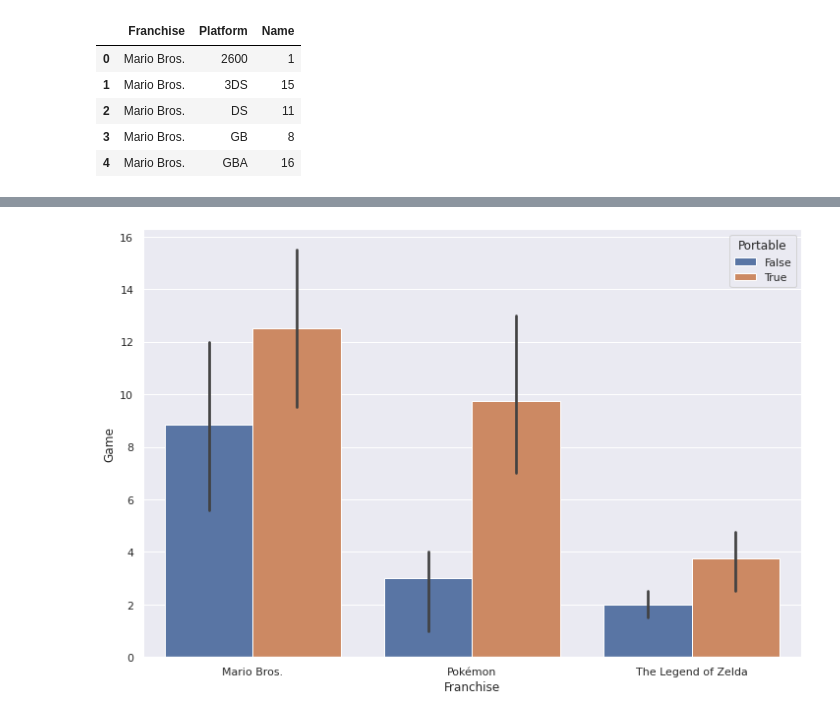
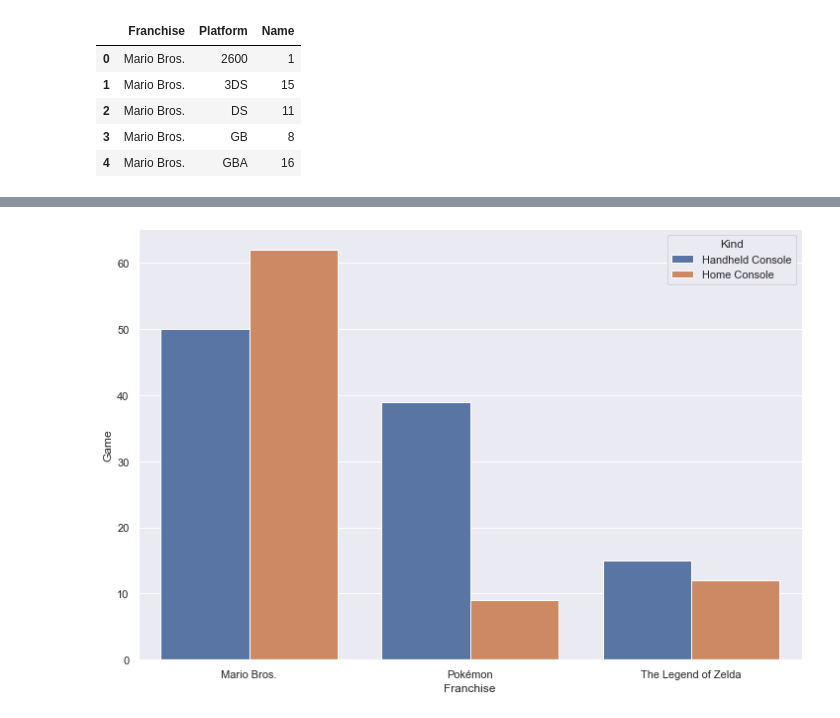
Before and after one commit to adamesalles/icd-eda, a Jupyter notebook: Eduardo.ipynb, the cells around one changed output, grey strips where cells are left out. Cells and saved outputs as stored; diff of their text form; code cells hidden in the pictures.

```diff
--- a/Eduardo.ipynb
+++ b/Eduardo.ipynb
@@ -242,11 +261,13 @@ plt.show()
 # %%
 franchises_ptb = franchises_gp.assign(
-    Portable = lambda dataframe: dataframe['Platform'].map(lambda platform: True if platform in ('3DS','GB','GBA','DS') else False)
+    Kind = lambda dataframe: dataframe['Platform'].map(lambda platform: "Handheld Console" if platform in ('3DS','GB','GBA','DS') else "Home Console")
 )
 
+franchises_ptb = franchises_ptb.groupby(["Franchise","Kind"],as_index=False)[["Name"]].sum()
+
 fig, ax = plt.subplots(figsize=(12,8))
-sns.barplot(ax = ax, x="Franchise", y="Name", data=franchises_ptb, hue="Portable")
+sns.barplot(ax = ax, x="Franchise", y="Name", data=franchises_ptb, hue="Kind",ci=None)
 ax.set(ylabel='Game')
 plt.show()
 # %% [output]
-[figure, old version]
+[figure, new version]
```
Also changed, not shown: parts of 33 cells of this notebook.
